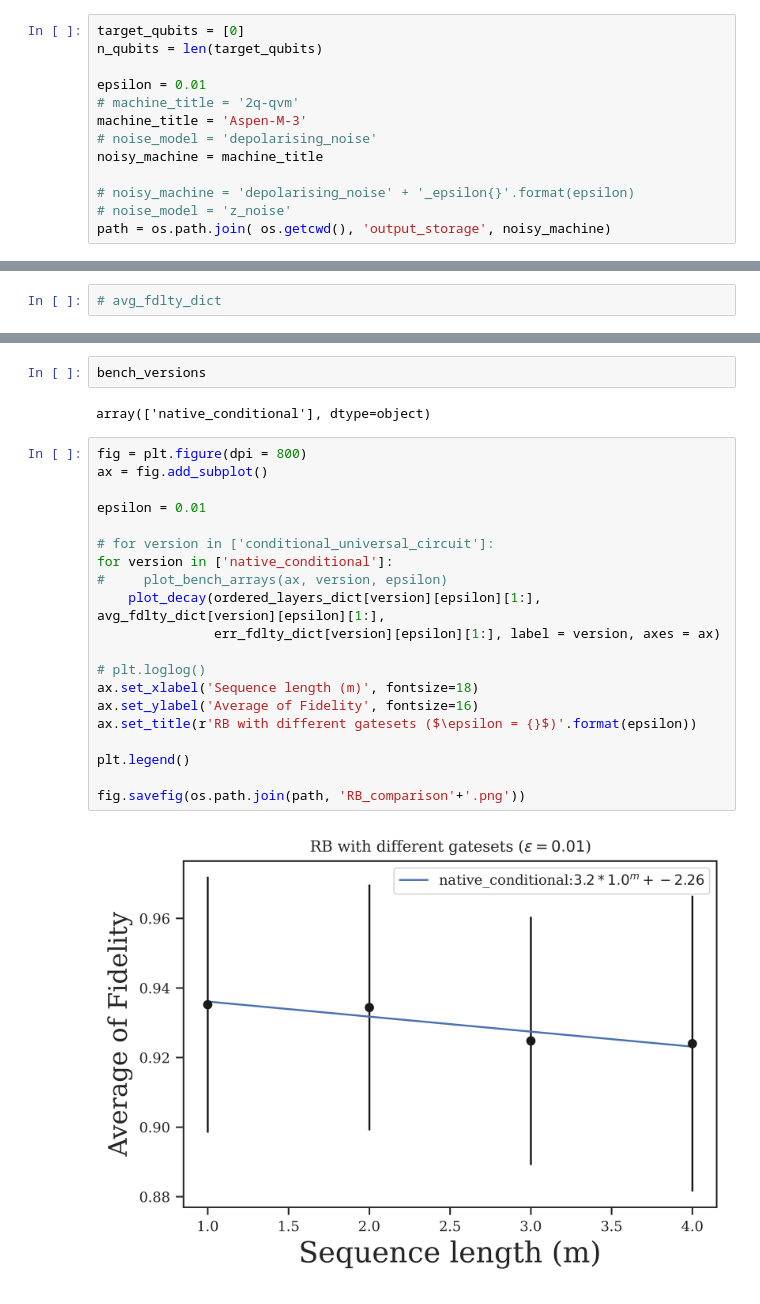
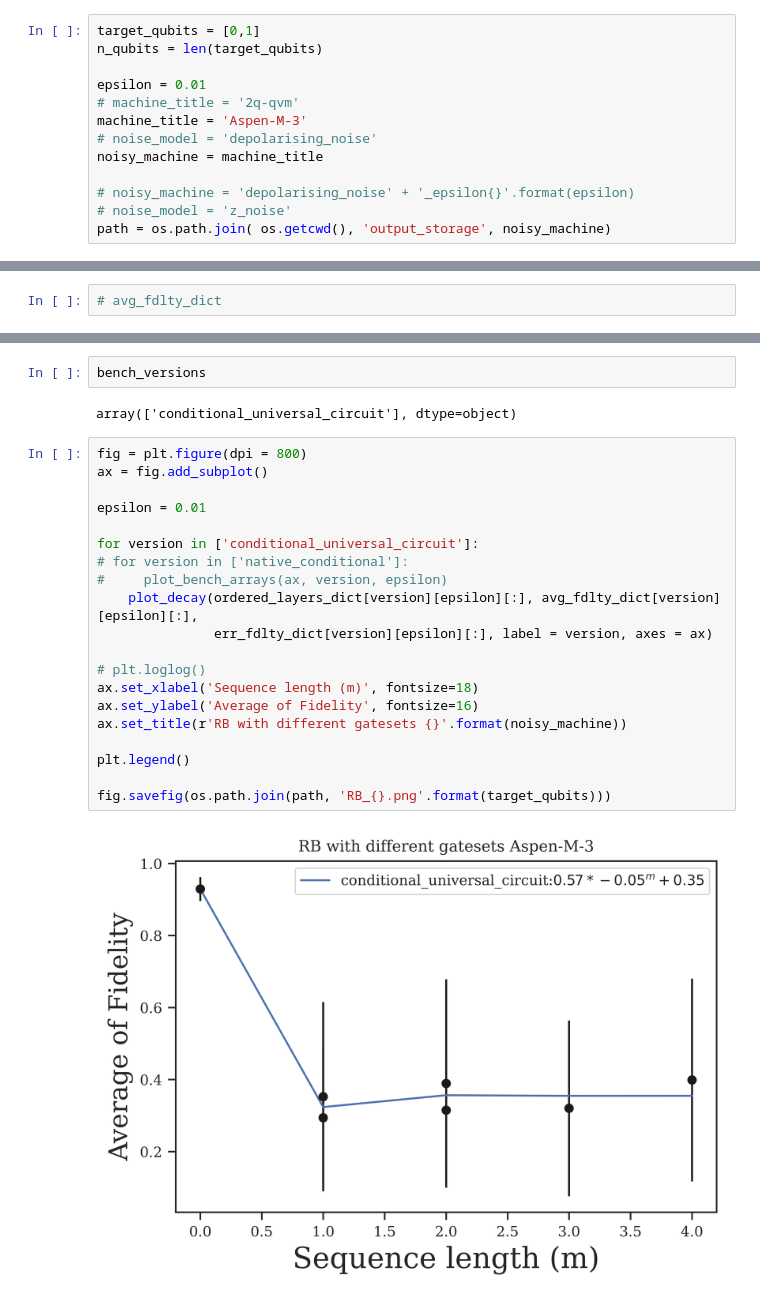
Before and after one commit to mmehrani/Randomized_Benchmarking_protocol, a Jupyter notebook: data_post_processing.ipynb, the cells around one changed output, grey strips where cells are left out. Cells and saved outputs as stored; diff of their text form.

```diff
--- a/data_post_processing.ipynb
+++ b/data_post_processing.ipynb
@@ -12,7 +12,7 @@ from scipy.optimize import curve_fit
 # %%
 sns.set_theme(context='paper', font= 'Serif', style = 'ticks')
 # %%
-target_qubits = [0]
+target_qubits = [0,1]
 n_qubits = len(target_qubits)
 
 epsilon = 0.01
@@ -82,26 +82,26 @@ def plot_bench_arrays(axes, version, epsilon):
 # %%
 bench_versions
 # %% [output]
-array(['native_conditional'], dtype=object)
+array(['conditional_universal_circuit'], dtype=object)
 # %%
 fig = plt.figure(dpi = 800)
 ax = fig.add_subplot()
 
 epsilon = 0.01
 
-# for version in ['conditional_universal_circuit']:
-for version in ['native_conditional']:
+for version in ['conditional_universal_circuit']:
+# for version in ['native_conditional']:
 #     plot_bench_arrays(ax, version, epsilon)
-    plot_decay(ordered_layers_dict[version][epsilon][1:], avg_fdlty_dict[version][epsilon][1:],
-               err_fdlty_dict[version][epsilon][1:], label = version, axes = ax)
+    plot_decay(ordered_layers_dict[version][epsilon][:], avg_fdlty_dict[version][epsilon][:],
+               err_fdlty_dict[version][epsilon][:], label = version, axes = ax)
 
 # plt.loglog()
 ax.set_xlabel('Sequence length (m)', fontsize=18)
 ax.set_ylabel('Average of Fidelity', fontsize=16)
-ax.set_title(r'RB with different gatesets ($\epsilon = {}$)'.format(epsilon))
+ax.set_title(r'RB with different gatesets {}'.format(noisy_machine))
 
 plt.legend()
 
-fig.savefig(os.path.join(path, 'RB_comparison'+'.png'))
+fig.savefig(os.path.join(path, 'RB_{}.png'.format(target_qubits)))
 # %% [output]
-[figure, old version]
+[figure, new version]
```
Also changed, not shown: parts of 5 cells of this notebook, 5 other files.
